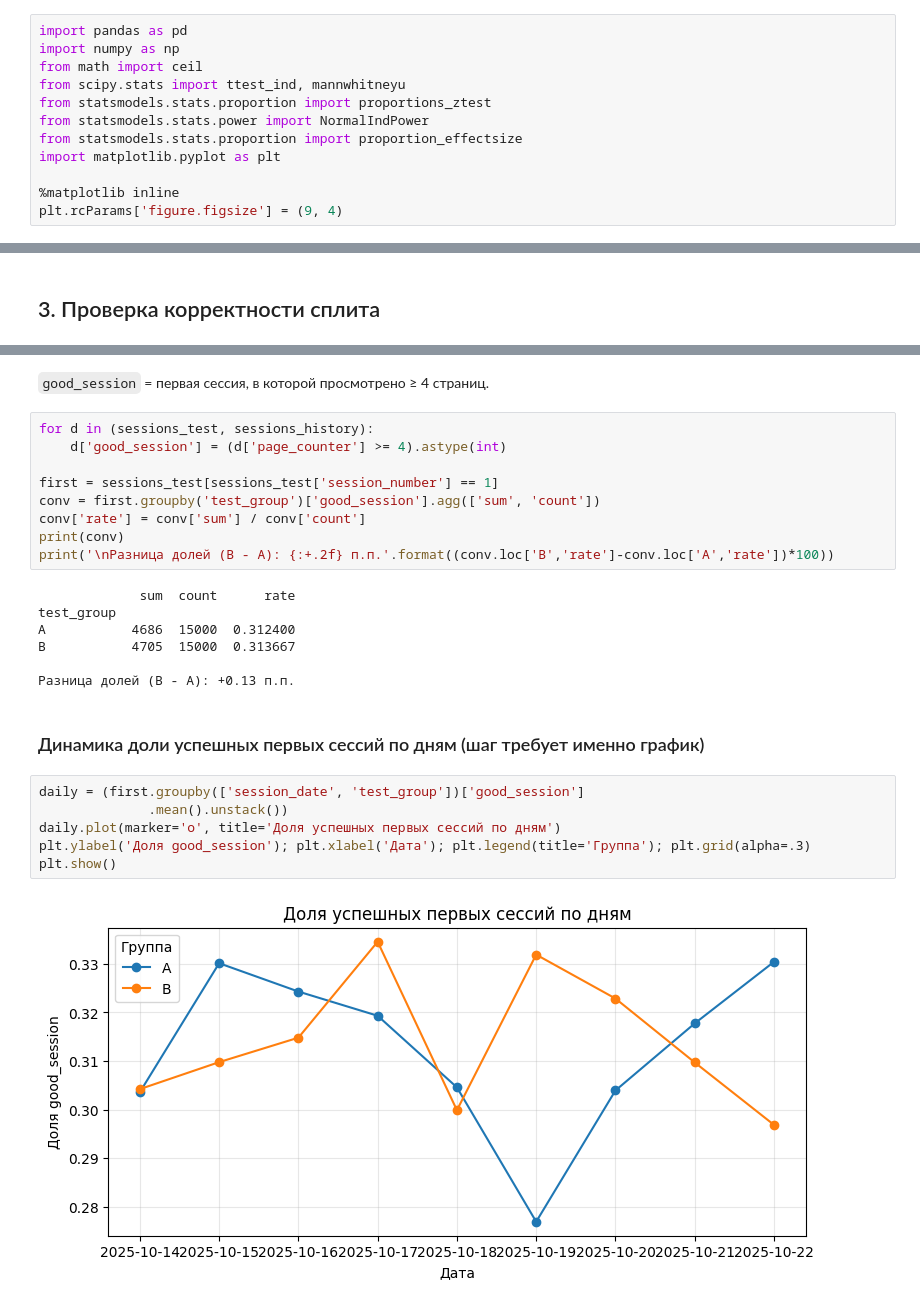
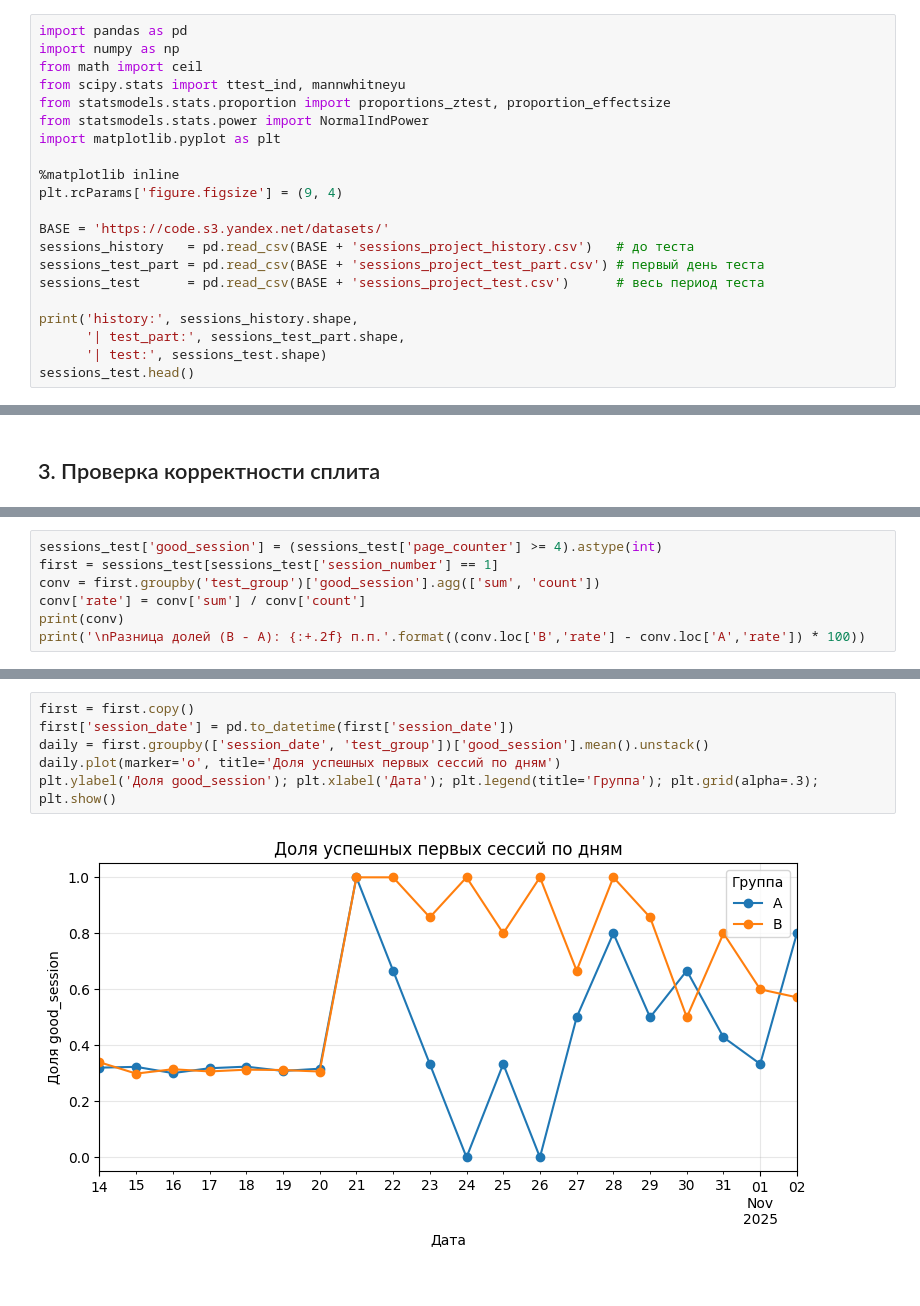
Before and after one commit to dsxx1/ab-test-analysis, a Jupyter notebook: ab_test_analysis.ipynb, the cells around one changed output, grey strips where cells are left out. Drawn from its saved outputs; the diff is of its cells as text.

```diff
--- a/ab_test_analysis.ipynb
+++ b/ab_test_analysis.ipynb
@@ -25,10 +23,19 @@ import pandas as pd
 import numpy as np
 from math import ceil
 from scipy.stats import ttest_ind, mannwhitneyu
-from statsmodels.stats.proportion import proportions_ztest
+from statsmodels.stats.proportion import proportions_ztest, proportion_effectsize
 from statsmodels.stats.power import NormalIndPower
-from statsmodels.stats.proportion import proportion_effectsize
 import matplotlib.pyplot as plt
 
 %matplotlib inline
 plt.rcParams['figure.figsize'] = (9, 4)
+
+BASE = 'https://code.s3.yandex.net/datasets/'
+sessions_history   = pd.read_csv(BASE + 'sessions_project_history.csv')   # до теста
+sessions_test_part = pd.read_csv(BASE + 'sessions_project_test_part.csv') # первый день теста
+sessions_test      = pd.read_csv(BASE + 'sessions_project_test.csv')      # весь период теста
+
+print('history:', sessions_history.shape,
+      '| test_part:', sessions_test_part.shape,
+      '| test:', sessions_test.shape)
+sessions_test.head()
@@ -146,0 +126,7 @@ print('Пересечение A∩B:', len(overlap))
+# %%
+sessions_test['good_session'] = (sessions_test['page_counter'] >= 4).astype(int)
+first = sessions_test[sessions_test['session_number'] == 1]
+conv = first.groupby('test_group')['good_session'].agg(['sum', 'count'])
+conv['rate'] = conv['sum'] / conv['count']
+print(conv)
+print('\nРазница долей (B - A): {:+.2f} п.п.'.format((conv.loc['B','rate'] - conv.loc['A','rate']) * 100))
@@ -149,29 +142,9 @@ print('Пересечение A∩B:', len(overlap))
-# %% [markdown]
-`good_session` = первая сессия, в которой просмотрено ≥ 4 страниц.
-# %%
-for d in (sessions_test, sessions_history):
-    d['good_session'] = (d['page_counter'] >= 4).astype(int)
-
-first = sessions_test[sessions_test['session_number'] == 1]
-conv = first.groupby('test_group')['good_session'].agg(['sum', 'count'])
-conv['rate'] = conv['sum'] / conv['count']
-print(conv)
-print('\nРазница долей (B - A): {:+.2f} п.п.'.format((conv.loc['B','rate']-conv.loc['A','rate'])*100))
-# %% [output]
-             sum  count      rate
-test_group
-A           4686  15000  0.312400
-B           4705  15000  0.313667
-
-Разница долей (B - A): +0.13 п.п.
-# %% [markdown]
-### Динамика доли успешных первых сессий по дням (шаг требует именно график)
 # %%
-daily = (first.groupby(['session_date', 'test_group'])['good_session']
-              .mean().unstack())
+first = first.copy()
+first['session_date'] = pd.to_datetime(first['session_date'])
+daily = first.groupby(['session_date', 'test_group'])['good_session'].mean().unstack()
 daily.plot(marker='o', title='Доля успешных первых сессий по дням')
-plt.ylabel('Доля good_session'); plt.xlabel('Дата'); plt.legend(title='Группа'); plt.grid(alpha=.3)
-plt.show()
+plt.ylabel('Доля good_session'); plt.xlabel('Дата'); plt.legend(title='Группа'); plt.grid(alpha=.3); plt.show()
 # %% [output]
-[figure, old version]
+[figure, new version]
 # %% [markdown]
```
Also changed, not shown: parts of 35 cells of this notebook, 1 other file.
